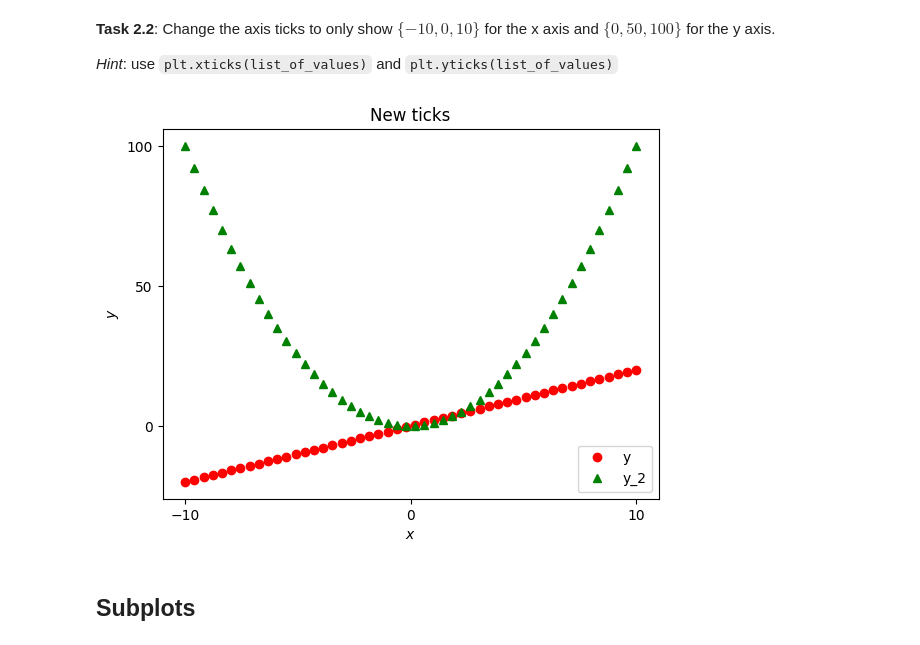
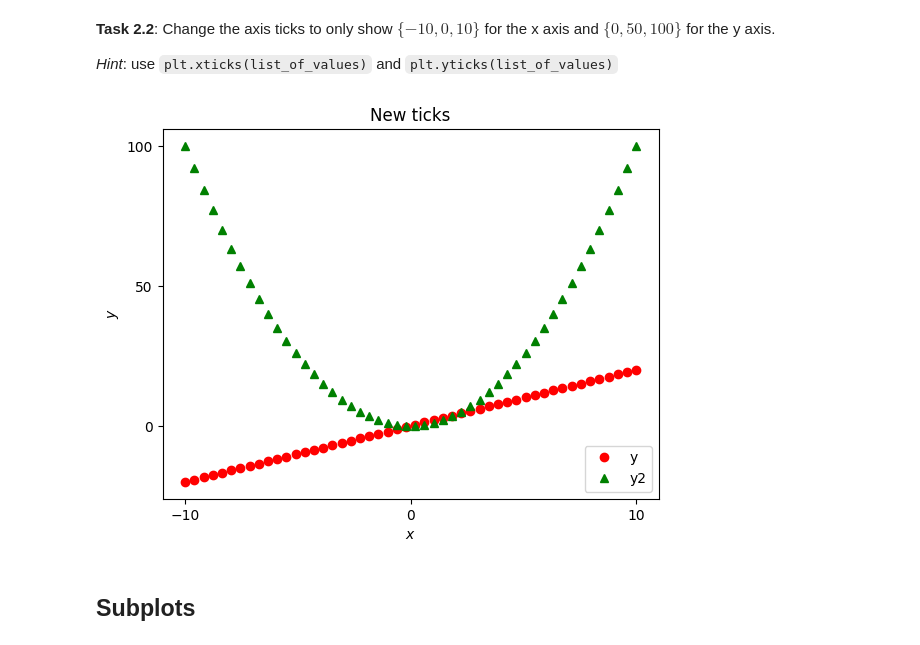
Before and after one commit to MaralAminpour/ML-BME-UofA, a Jupyter notebook: Week-1-Python-programming/1.5_Matplotlib.ipynb, the cells around one changed output. Saved outputs shown, nothing was run; the diff lists cells and outputs as text; code cells hidden in the pictures.

```diff
--- a/Week-1-Python-programming/1.5_Matplotlib.ipynb
+++ b/Week-1-Python-programming/1.5_Matplotlib.ipynb
@@ -193,24 +193,24 @@ __Task 2.2__: Change the axis ticks to only show $\{-10, 0, 10\}$ for the x axis
 # %%
 ### Task 2.2: changing the axis ticks
 plt.xticks([-10,0,10])
 plt.yticks([0,50,100])
 
 # Plot data
-plt.plot(x, y, 'ro', x, y_2, 'g^')
+plt.plot(x, y, 'ro', x, y2, 'g^')
 
 # Labels
 plt.xlabel('$x$')
 plt.ylabel('$y$')
 
 # Legend
-plt.legend(['y', 'y_2'], loc='lower right')
+plt.legend(['y', 'y2'], loc='lower right')
 
 # Title
 plt.title('New ticks')
 
 plt.show()
 # %% [output]
-[figure, old version]
+[figure, new version]
 # %% [markdown]
 ## Subplots
 # %% [markdown]
```
Also changed, not shown: parts of 5 cells of this notebook, 4 other files.
